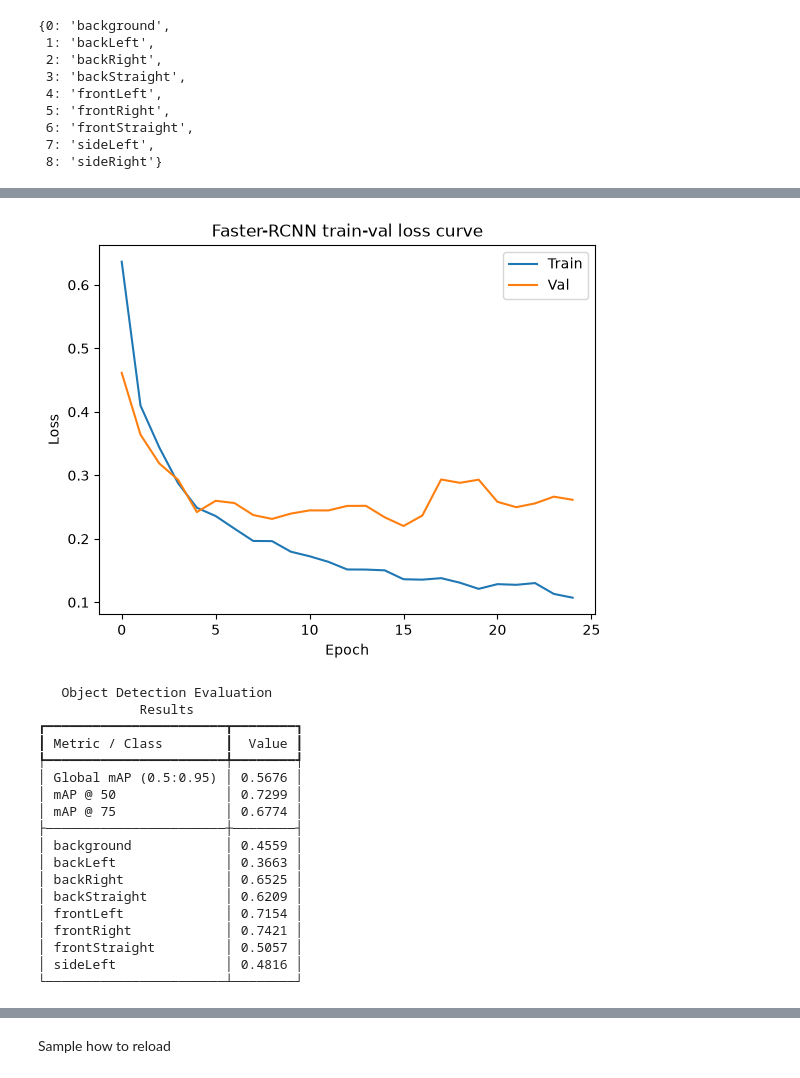
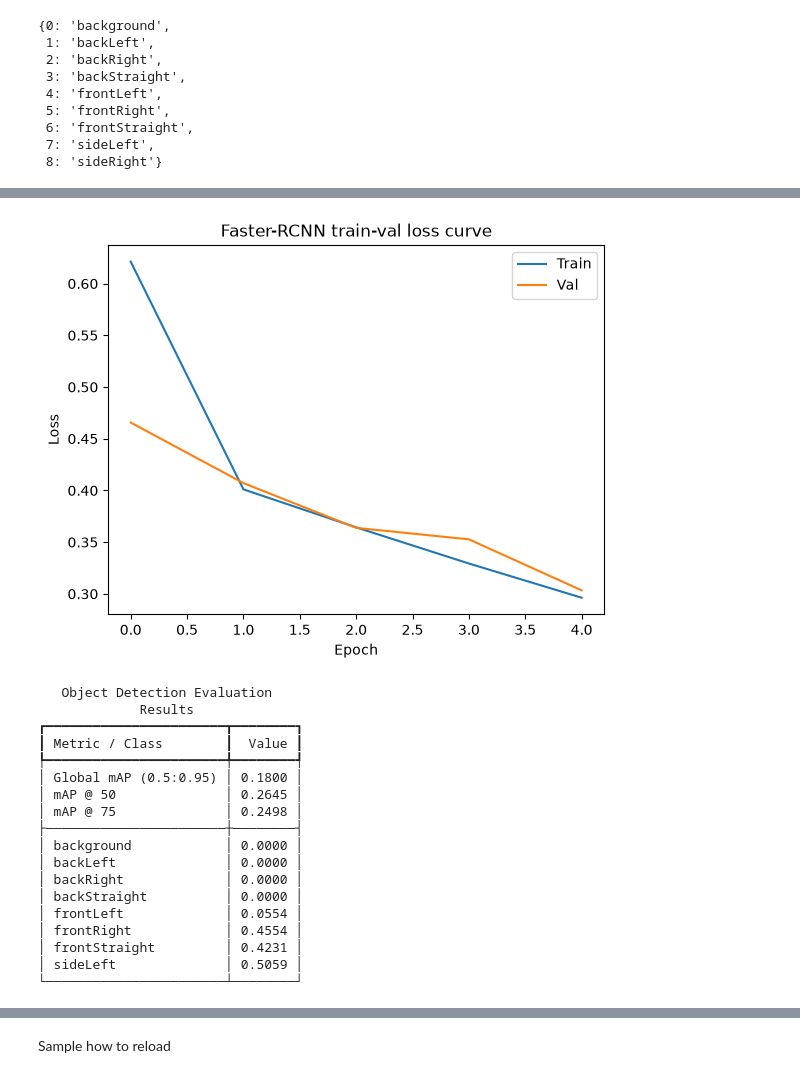
Before and after one commit to Freshman25/gaze-detection-kaggle-mirror, a Jupyter notebook: combined_notebook_v1.ipynb, the cells around one changed output, grey strips where cells are left out. Cells and saved outputs as stored; diff of their text form; code cells hidden in the pictures.

```diff
--- a/combined_notebook_v1.ipynb
+++ b/combined_notebook_v1.ipynb
@@ -66,7 +66,7 @@ from rich.table import Table
 dataset_path = Path(kagglehub.dataset_download("flyingfriedrice/8-gaze-directions-detection"))
 dataset_str = str(dataset_path)
 
-print("Path to dataset files:", dataset_path)
+# print("Path to dataset files:", dataset_path)
 
 DEVICE = "cuda" if torch.cuda.is_available() else "cpu"
-NUM_EPOCHS = 25
+NUM_EPOCHS = 5
@@ -274,16 +272,16 @@ class BaseModelAdapter(nn.Module, ABC):
 
     # useful particularly for val
     @torch.no_grad()
-    def predict(self, images):
+    def predict(self, images, score_threshold=0.5):
         self.model.eval()
         tensor_images, _ = self.prepare_item(images, annotations=None)
         outputs = self.model(tensor_images)
         for out in outputs:
-            out["boxes"] = out["boxes"].to(self.device)
-            out["labels"] = out["labels"].to(self.device)
-            out["scores"] = out["scores"].to(self.device)
+            keep = out["scores"] >= score_threshold
+            out["boxes"] = out["boxes"][keep].to(self.device)
+            out["labels"] = out["labels"][keep].to(self.device)
+            out["scores"] = out["scores"][keep].to(self.device)
         return outputs
-
 
     # utility method
     @staticmethod
@@ -736,8 +734,8 @@ class FasterRCNNAdapter(BaseModelAdapter):
         return {0: "background", **{k + 1: v for k, v in dataset_id2label.items()}}
 
     @torch.no_grad()
-    def predict(self, images):
-        outputs = super().predict(images)
+    def predict(self, images, score_threshold=0.5):
+        outputs = super().predict(images, score_threshold=score_threshold)
         for out in outputs:
             keep = out["labels"] != 0
             out["boxes"] = out["boxes"][keep]
@@ -818,7 +815,7 @@ rcnn_adapter.id2label
  7: 'sideLeft',
  8: 'sideRight'}
 # %%
-train_losses, val_losses = [], []
+rcnn_train_losses, rcnn_val_losses = [], []
 
 for epoch in range(NUM_EPOCHS):
     print(f"\n--- Epoch {epoch+1}/{NUM_EPOCHS} ---")
@@ -826,8 +823,8 @@ for epoch in range(NUM_EPOCHS):
     train_loss = train_one_epoch(rcnn_adapter, train_loader, optimizer)
     val_loss = validate_one_epoch(rcnn_adapter, val_loader)
 
-    train_losses.append(train_loss)
-    val_losses.append(val_loss)
+    rcnn_train_losses.append(train_loss)
+    rcnn_val_losses.append(val_loss)
 
     print(f"Epoch {epoch+1} Complete | Train Loss: {train_loss:.4f} | Val Loss: {val_loss:.4f}")
 # %% [output]
@@ -869,27 +845,27 @@ Epoch 11 Complete | Train Loss: 0.1725 | Val Loss: 0.2447
 # %%
-plot_train_val_loss_curve(train_losses, val_losses, "Faster-RCNN train-val loss curve")
+plot_train_val_loss_curve(rcnn_train_losses, rcnn_val_losses, "Faster-RCNN train-val loss curve")
 # %% [output]
-[figure, old version]
+[figure, new version]
 # %%
-show_mAP(rcnn_adapter, val_loader, True, DEVICE)
+show_mAP(rcnn_adapter, test_loader, True, DEVICE)
 # %% [output]
    Object Detection Evaluation
              Results
 ┏━━━━━━━━━━━━━━━━━━━━━━━┳━━━━━━━━┓
 ┃ Metric / Class        ┃  Value ┃
 ┡━━━━━━━━━━━━━━━━━━━━━━━╇━━━━━━━━┩
-│ Global mAP (0.5:0.95) │ 0.5676 │
-│ mAP @ 50              │ 0.7299 │
-│ mAP @ 75              │ 0.6774 │
+│ Global mAP (0.5:0.95) │ 0.1800 │
+│ mAP @ 50              │ 0.2645 │
+│ mAP @ 75              │ 0.2498 │
 ├───────────────────────┼────────┤
-│ background            │ 0.4559 │
-│ backLeft              │ 0.3663 │
-│ backRight             │ 0.6525 │
-│ backStraight          │ 0.6209 │
-│ frontLeft             │ 0.7154 │
-│ frontRight            │ 0.7421 │
-│ frontStraight         │ 0.5057 │
-│ sideLeft              │ 0.4816 │
+│ background            │ 0.0000 │
+│ backLeft              │ 0.0000 │
+│ backRight             │ 0.0000 │
+│ backStraight          │ 0.0000 │
+│ frontLeft             │ 0.0554 │
+│ frontRight            │ 0.4554 │
+│ frontStraight         │ 0.4231 │
+│ sideLeft              │ 0.5059 │
 └───────────────────────┴────────┘
 # %%
 plot_confusion_matrix(
```
Also changed, not shown: parts of 25 cells of this notebook, 1 other file.
